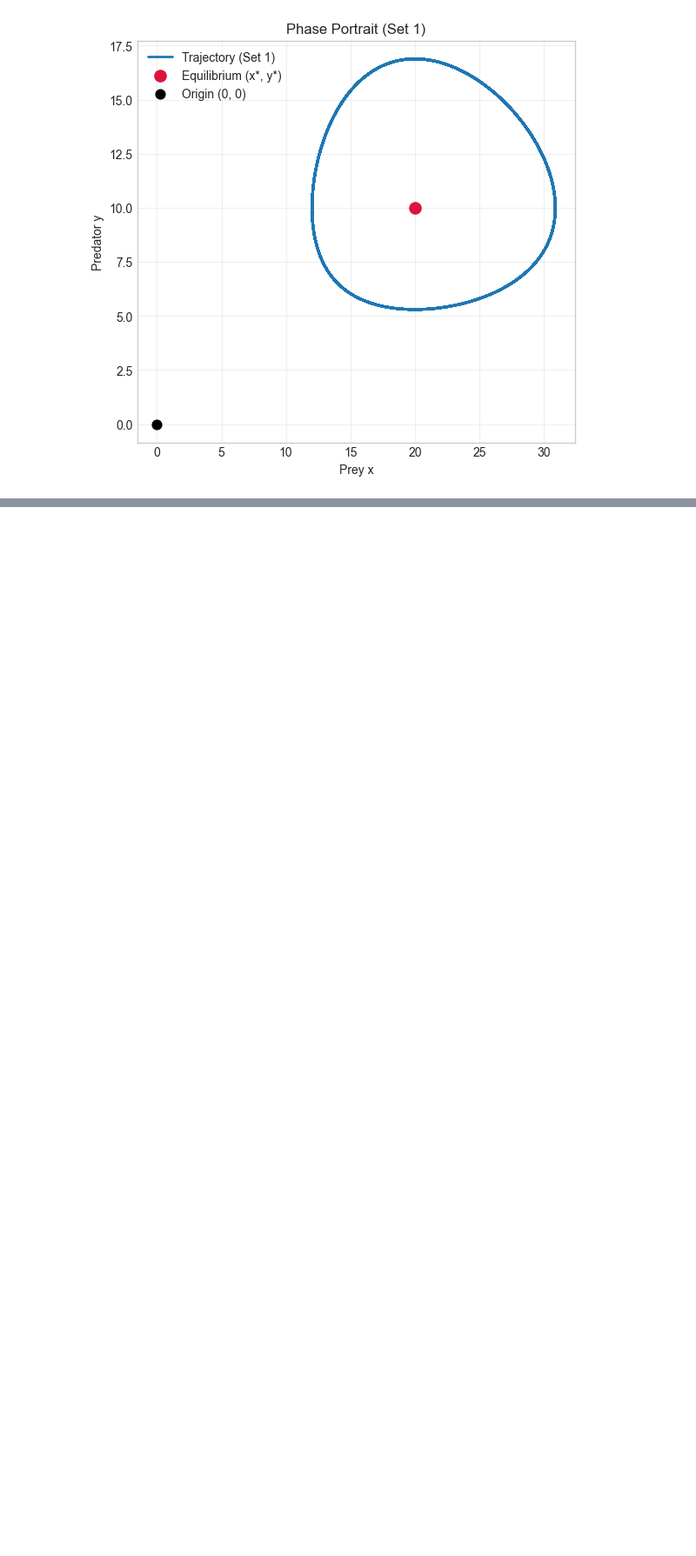
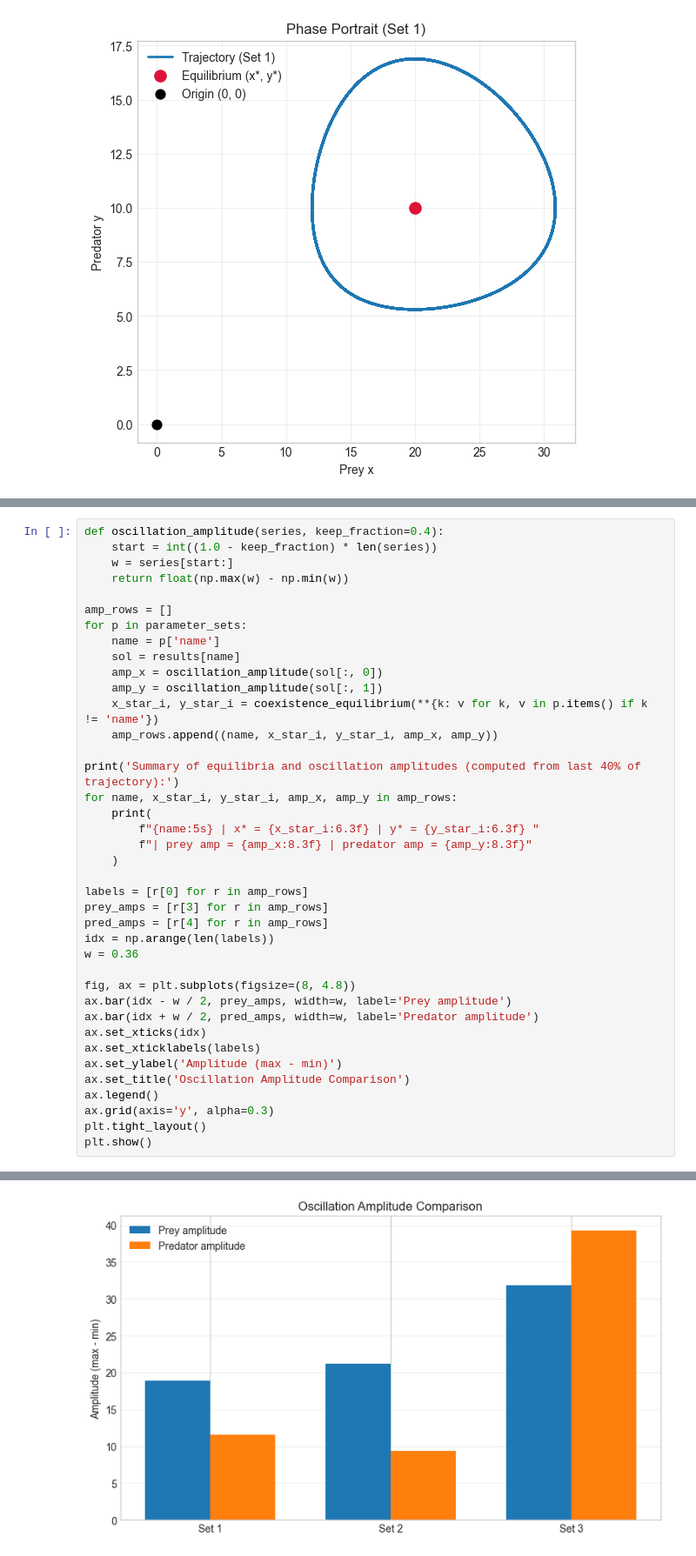
Before and after one commit to kuchikamizake05/LotkaVolterra, a Jupyter notebook: Lab_Week9_Lotka_Volterra.ipynb, the cells around one changed output, grey strips where cells are left out. Shown at 87% size. Cells and saved outputs as stored; diff of their text form; blank space fills up the shorter version.

```diff
--- a/Lab_Week9_Lotka_Volterra.ipynb
+++ b/Lab_Week9_Lotka_Volterra.ipynb
@@ -141,0 +174,40 @@ plt.show()
+# %%
+def oscillation_amplitude(series, keep_fraction=0.4):
+    start = int((1.0 - keep_fraction) * len(series))
+    w = series[start:]
+    return float(np.max(w) - np.min(w))
+
+amp_rows = []
+for p in parameter_sets:
+    name = p['name']
+    sol = results[name]
+    amp_x = oscillation_amplitude(sol[:, 0])
+    amp_y = oscillation_amplitude(sol[:, 1])
+    x_star_i, y_star_i = coexistence_equilibrium(**{k: v for k, v in p.items() if k != 'name'})
+    amp_rows.append((name, x_star_i, y_star_i, amp_x, amp_y))
+
+print('Summary of equilibria and oscillation amplitudes (computed from last 40% of trajectory):')
+for name, x_star_i, y_star_i, amp_x, amp_y in amp_rows:
+    print(
+        f"{name:5s} | x* = {x_star_i:6.3f} | y* = {y_star_i:6.3f} "
+        f"| prey amp = {amp_x:8.3f} | predator amp = {amp_y:8.3f}"
+    )
+
+labels = [r[0] for r in amp_rows]
+prey_amps = [r[3] for r in amp_rows]
+pred_amps = [r[4] for r in amp_rows]
+idx = np.arange(len(labels))
+w = 0.36
+
+fig, ax = plt.subplots(figsize=(8, 4.8))
+ax.bar(idx - w / 2, prey_amps, width=w, label='Prey amplitude')
+ax.bar(idx + w / 2, pred_amps, width=w, label='Predator amplitude')
+ax.set_xticks(idx)
+ax.set_xticklabels(labels)
+ax.set_ylabel('Amplitude (max - min)')
+ax.set_title('Oscillation Amplitude Comparison')
+ax.legend()
+ax.grid(axis='y', alpha=0.3)
+plt.tight_layout()
+plt.show()
+# %% [output]
@@ -141,0 +218 @@ plt.show()
+[figure, added]
```
Also changed, not shown: parts of 8 cells of this notebook.
